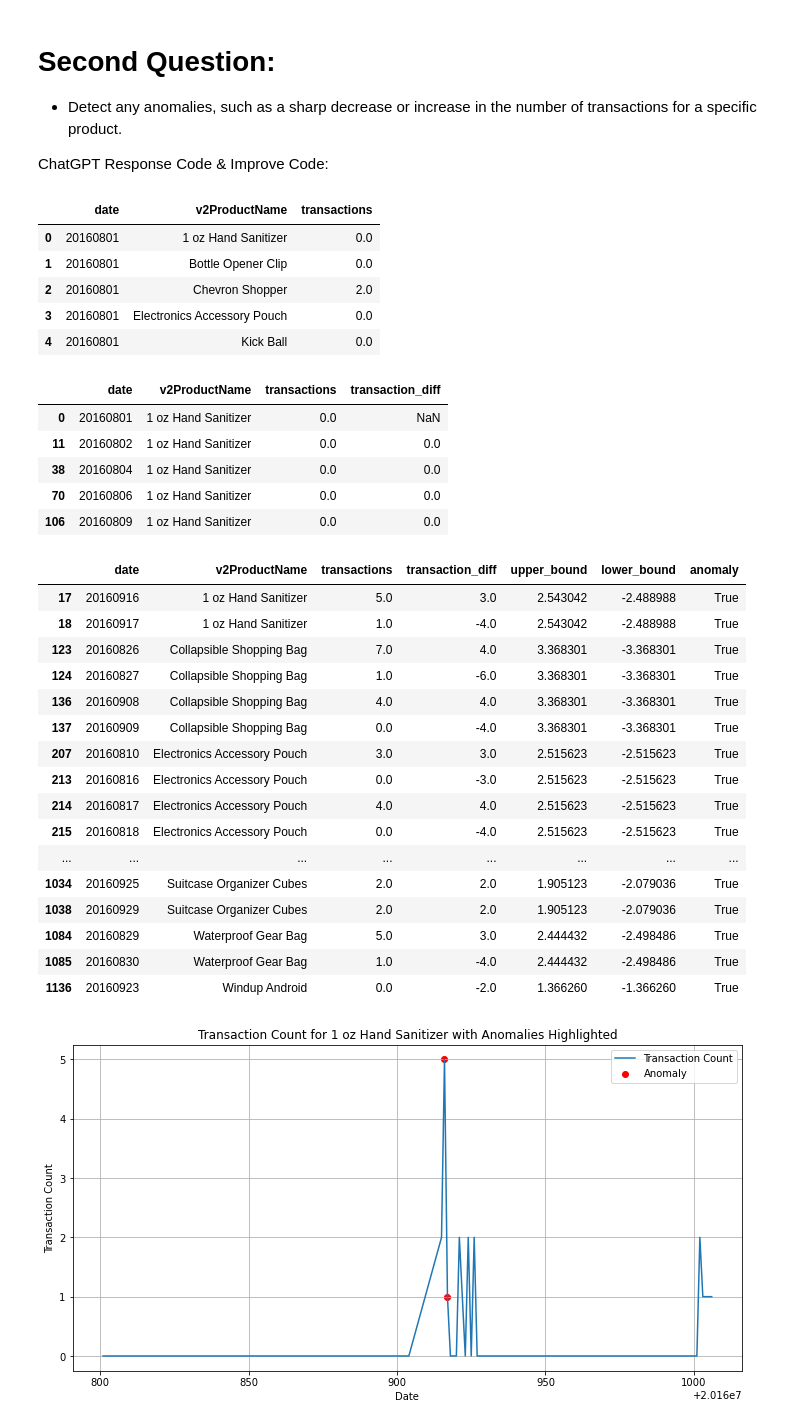
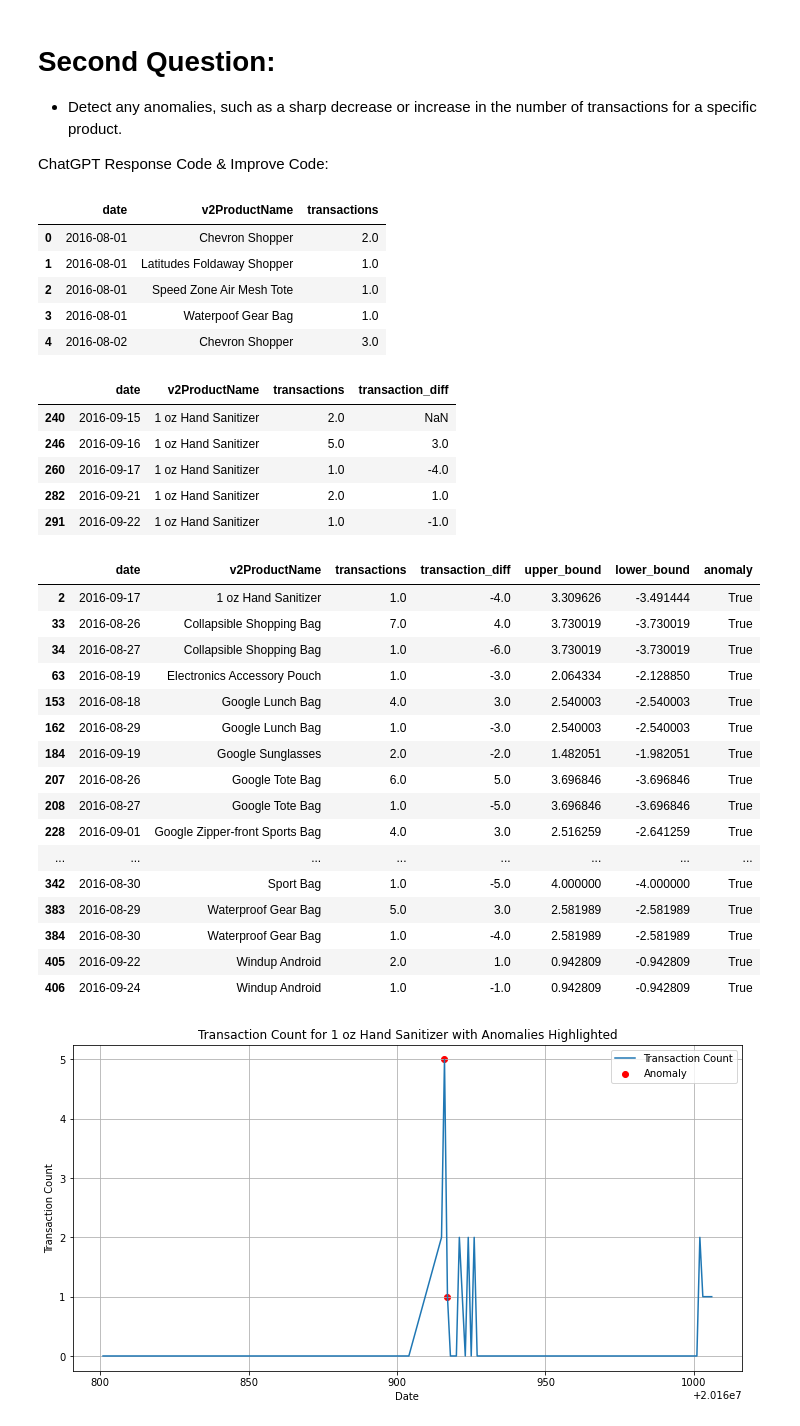
Before and after one commit to syauqikhosyi/ntx-syauqikhosyi-etl-sales-pipeline, a Jupyter notebook: Soal 1 - Data Transformation dan Analysis Case/Soal 1.ipynb, the cells around one changed output. Cells and saved outputs as stored; diff of their text form; code cells hidden in the pictures.

Commit message:
New update for Task 2 on Soal 1
Using cleaned_data

```diff
--- a/Soal 1 - Data Transformation dan Analysis Case/Soal 1.ipynb
+++ b/Soal 1 - Data Transformation dan Analysis Case/Soal 1.ipynb
@@ -424,17 +424,17 @@ ChatGPT Response Code & Improve Code:
 # %%
 # ChatGPT Response Code
 # Group by date and product_name, then sum transaction counts
-daily_transactions = df.groupby(['date', 'v2ProductName'])['transactions'].sum().reset_index()
+daily_transactions = cleaned_data.groupby(['date', 'v2ProductName'])['transactions'].sum().reset_index()
 
 # Display the result
 daily_transactions.head()
 # %% [output]
 |  | date | v2ProductName | transactions |
-| 0 | 20160801 | 1 oz Hand Sanitizer | 0.0 |
-| 1 | 20160801 | Bottle Opener Clip | 0.0 |
-| 2 | 20160801 | Chevron Shopper | 2.0 |
-| 3 | 20160801 | Electronics Accessory Pouch | 0.0 |
-| 4 | 20160801 | Kick Ball | 0.0 |
+| 0 | 2016-08-01 | Chevron Shopper | 2.0 |
+| 1 | 2016-08-01 | Latitudes Foldaway Shopper | 1.0 |
+| 2 | 2016-08-01 | Speed Zone Air Mesh Tote | 1.0 |
+| 3 | 2016-08-01 | Waterpoof Gear Bag | 1.0 |
+| 4 | 2016-08-02 | Chevron Shopper | 3.0 |
 # %%
 # ChatGPT Response Code & Improve Code
 # Sort data by product and date
@@ -447,11 +447,11 @@ daily_transactions['transaction_diff'] = daily_transactions.groupby('v2ProductNa
 daily_transactions.head()
 # %% [output]
 |  | date | v2ProductName | transactions | transaction_diff |
-| 0 | 20160801 | 1 oz Hand Sanitizer | 0.0 | NaN |
-| 11 | 20160802 | 1 oz Hand Sanitizer | 0.0 | 0.0 |
-| 38 | 20160804 | 1 oz Hand Sanitizer | 0.0 | 0.0 |
-| 70 | 20160806 | 1 oz Hand Sanitizer | 0.0 | 0.0 |
-| 106 | 20160809 | 1 oz Hand Sanitizer | 0.0 | 0.0 |
+| 240 | 2016-09-15 | 1 oz Hand Sanitizer | 2.0 | NaN |
+| 246 | 2016-09-16 | 1 oz Hand Sanitizer | 5.0 | 3.0 |
+| 260 | 2016-09-17 | 1 oz Hand Sanitizer | 1.0 | -4.0 |
+| 282 | 2016-09-21 | 1 oz Hand Sanitizer | 2.0 | 1.0 |
+| 291 | 2016-09-22 | 1 oz Hand Sanitizer | 1.0 | -1.0 |
 # %%
 # ChatGPT Response Code
 # Calculate mean and standard deviation of transaction differences
@@ -472,22 +472,22 @@ anomalies = daily_transactions[daily_transactions['anomaly'] == True]
 anomalies
 # %% [output]
 |  | date | v2ProductName | transactions | transaction_diff | upper_bound | lower_bound | anomaly |
-| 17 | 20160916 | 1 oz Hand Sanitizer | 5.0 | 3.0 | 2.543042 | -2.488988 | True |
-| 18 | 20160917 | 1 oz Hand Sanitizer | 1.0 | -4.0 | 2.543042 | -2.488988 | True |
-| 123 | 20160826 | Collapsible Shopping Bag | 7.0 | 4.0 | 3.368301 | -3.368301 | True |
-| 124 | 20160827 | Collapsible Shopping Bag | 1.0 | -6.0 | 3.368301 | -3.368301 | True |
-| 136 | 20160908 | Collapsible Shopping Bag | 4.0 | 4.0 | 3.368301 | -3.368301 | True |
-| 137 | 20160909 | Collapsible Shopping Bag | 0.0 | -4.0 | 3.368301 | -3.368301 | True |
-| 207 | 20160810 | Electronics Accessory Pouch | 3.0 | 3.0 | 2.515623 | -2.515623 | True |
-| 213 | 20160816 | Electronics Accessory Pouch | 0.0 | -3.0 | 2.515623 | -2.515623 | True |
-| 214 | 20160817 | Electronics Accessory Pouch | 4.0 | 4.0 | 2.515623 | -2.515623 | True |
-| 215 | 20160818 | Electronics Accessory Pouch | 0.0 | -4.0 | 2.515623 | -2.515623 | True |
+| 2 | 2016-09-17 | 1 oz Hand Sanitizer | 1.0 | -4.0 | 3.309626 | -3.491444 | True |
+| 33 | 2016-08-26 | Collapsible Shopping Bag | 7.0 | 4.0 | 3.730019 | -3.730019 | True |
+| 34 | 2016-08-27 | Collapsible Shopping Bag | 1.0 | -6.0 | 3.730019 | -3.730019 | True |
+| 63 | 2016-08-19 | Electronics Accessory Pouch | 1.0 | -3.0 | 2.064334 | -2.128850 | True |
+| 153 | 2016-08-18 | Google Lunch Bag | 4.0 | 3.0 | 2.540003 | -2.540003 | True |
+| 162 | 2016-08-29 | Google Lunch Bag | 1.0 | -3.0 | 2.540003 | -2.540003 | True |
+| 184 | 2016-09-19 | Google Sunglasses | 2.0 | -2.0 | 1.482051 | -1.982051 | True |
+| 207 | 2016-08-26 | Google Tote Bag | 6.0 | 5.0 | 3.696846 | -3.696846 | True |
+| 208 | 2016-08-27 | Google Tote Bag | 1.0 | -5.0 | 3.696846 | -3.696846 | True |
+| 228 | 2016-09-01 | Google Zipper-front Sports Bag | 4.0 | 3.0 | 2.516259 | -2.641259 | True |
 | ... | ... | ... | ... | ... | ... | ... | ... |
-| 1034 | 20160925 | Suitcase Organizer Cubes | 2.0 | 2.0 | 1.905123 | -2.079036 | True |
-| 1038 | 20160929 | Suitcase Organizer Cubes | 2.0 | 2.0 | 1.905123 | -2.079036 | True |
-| 1084 | 20160829 | Waterproof Gear Bag | 5.0 | 3.0 | 2.444432 | -2.498486 | True |
-| 1085 | 20160830 | Waterproof Gear Bag | 1.0 | -4.0 | 2.444432 | -2.498486 | True |
-| 1136 | 20160923 | Windup Android | 0.0 | -2.0 | 1.366260 | -1.366260 | True |
+| 342 | 2016-08-30 | Sport Bag | 1.0 | -5.0 | 4.000000 | -4.000000 | True |
+| 383 | 2016-08-29 | Waterproof Gear Bag | 5.0 | 3.0 | 2.581989 | -2.581989 | True |
+| 384 | 2016-08-30 | Waterproof Gear Bag | 1.0 | -4.0 | 2.581989 | -2.581989 | True |
+| 405 | 2016-09-22 | Windup Android | 2.0 | 1.0 | 0.942809 | -0.942809 | True |
+| 406 | 2016-09-24 | Windup Android | 1.0 | -1.0 | 0.942809 | -0.942809 | True |
 # %%
 # ChatGPT Response Code & Improve Code
 # Plot transaction counts for a specific product with anomalies highlighted
```
